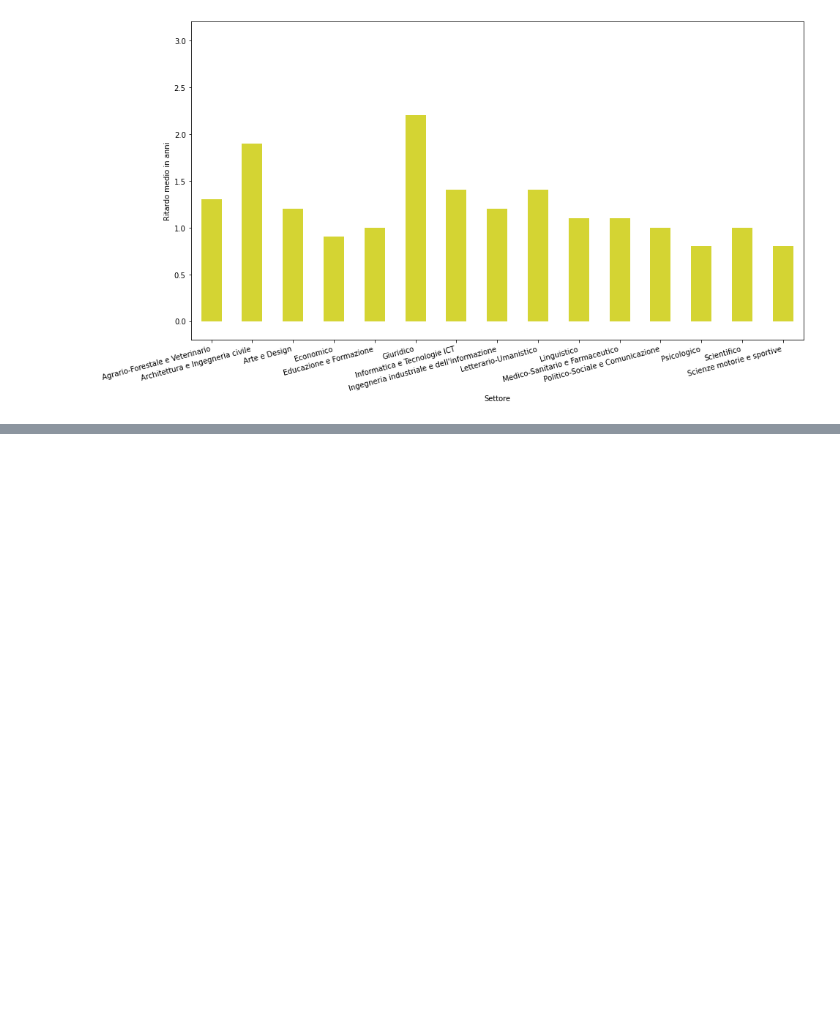
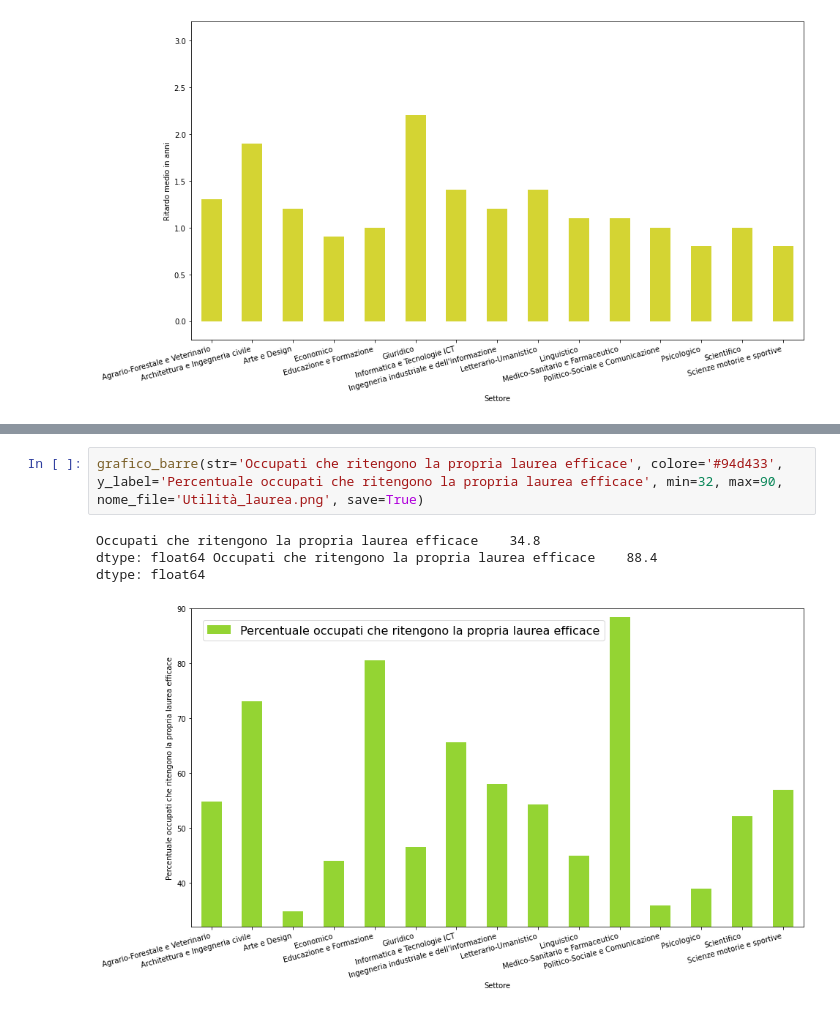
Before and after one commit to AsafCohen9898/Analisi-dei-dati-di-AlmaLaurea, a Jupyter notebook: analisi_dati.ipynb, the cells around one changed output, grey strips where cells are left out. Drawn from its saved outputs; the diff is of its cells as text; blank space fills up the shorter version.

```diff
--- a/analisi_dati.ipynb
+++ b/analisi_dati.ipynb
@@ -192,0 +257,7 @@ l2.get_texts()[2].set_text('Altre esperienze (tempo pieno)')
+# %%
+grafico_barre(str='Occupati che ritengono la propria laurea efficace', colore='#94d433', y_label='Percentuale occupati che ritengono la propria laurea efficace', min=32, max=90, nome_file='Utilità_laurea.png', save=True)
+# %% [output]
+Occupati che ritengono la propria laurea efficace    34.8
+dtype: float64 Occupati che ritengono la propria laurea efficace    88.4
+dtype: float64
+[figure, added]
```
Also changed, not shown: parts of 7 cells of this notebook.
